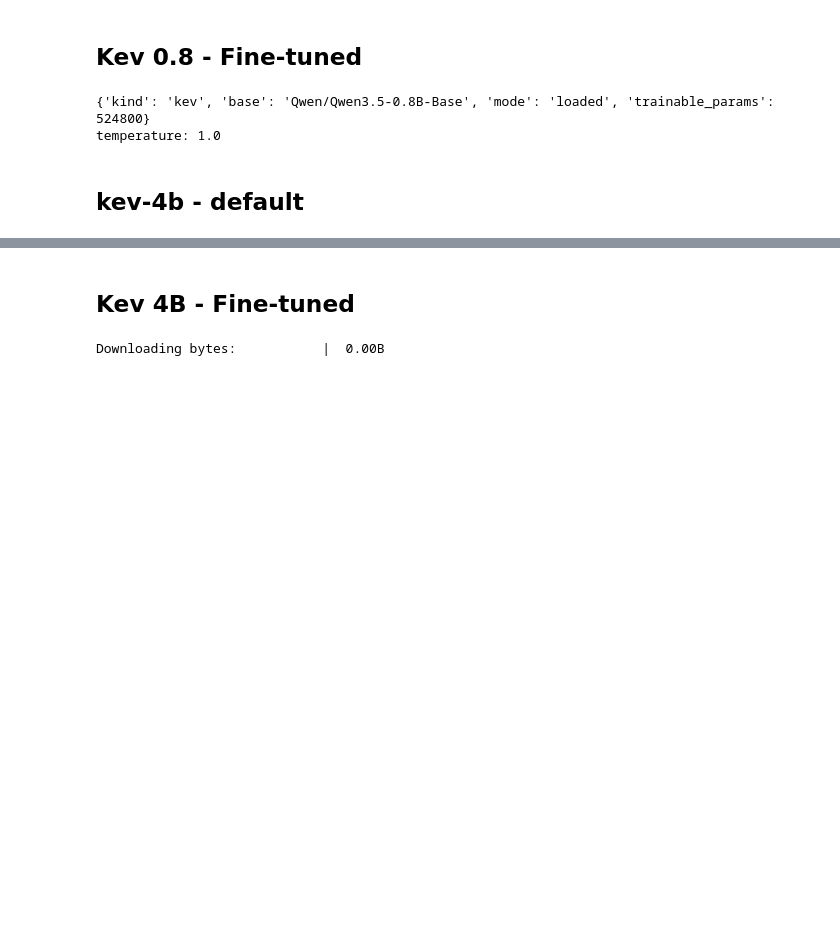
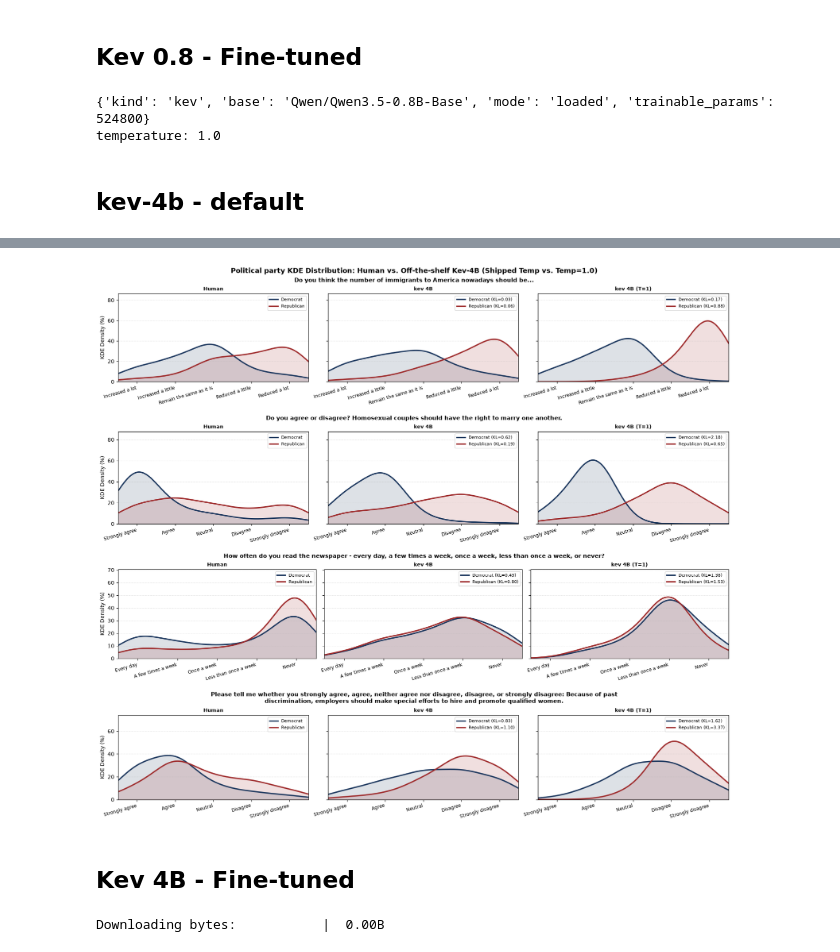
Before and after one commit to davoodwadi/decision-models-finetuning, a Jupyter notebook: code/data-exploration-subpop.ipynb, the cells around one changed output, grey strips where cells are left out. Cells and saved outputs as stored; diff of their text form; code cells hidden in the pictures; blank space fills up the shorter version.

```diff
--- a/code/data-exploration-subpop.ipynb
+++ b/code/data-exploration-subpop.ipynb
@@ -354,16 +316,16 @@ if "model" in globals():
     del model
 free_gpu()
 
-ft_ckpt = "runs/kev-0.8b-stage4-mix/best"
-model = KevPointerModel.load(ft_ckpt, device)
+ft_08b_ckpt = "runs/kev-0.8b-stage4-mix/best"
+model = KevPointerModel.load(ft_08b_ckpt, device)
 model.net.head.temperature = 1.0
 print(model.describe())
 print("temperature:", model.net.head.temperature)
 
-ft_preds = predict_probs(model, eval_records, show_progress=True)
+ft_08b_preds = predict_probs(model, eval_records, show_progress=True)
 n_lvls = len(attr_levels)
-ft_by_qid = {
-    qid: {lvl: ft_preds[i * n_lvls + j] for j, lvl in enumerate(attr_levels)}
+ft_08b_by_qid = {
+    qid: {lvl: ft_08b_preds[i * n_lvls + j] for j, lvl in enumerate(attr_levels)}
     for i, qid in enumerate(top4_qids)
 }
 # %% [output]
@@ -385,12 +347,13 @@ model.net.head.temperature = model.meta.temperature  # default Kev shipped tempe
 print(model.describe())
 model.net.head.temperature
 
-kev_preds = predict_probs(model, eval_records, show_progress=True)
+kev_4b_preds = predict_probs(model, eval_records, show_progress=True)
 n_lvls = len(attr_levels)
-kev_by_qid = {
-    qid: {lvl: kev_preds[i * n_lvls + j] for j, lvl in enumerate(attr_levels)}
+kev_4b_by_qid = {
+    qid: {lvl: kev_4b_preds[i * n_lvls + j] for j, lvl in enumerate(attr_levels)}
     for i, qid in enumerate(top4_qids)
 }
+model.net.head.temperature
 # %% [output]
 Downloading bytes:           |  0.00B
 Reconstructing (incomplete total...): |          |  0.00B /  0.00B
@@ -402,3 +366,78 @@ Reconstructing (incomplete total...): |          |  0.00B /  0.00B
+# %%
+import textwrap
+
+if model.meta.base != "Qwen/Qwen3.5-4B-Base" or model.meta.lora != 16:
+    raise RuntimeError(f"Expected off-the-shelf jaredpalmer/kev-4b (lora=16), got base={model.meta.base!r}, lora={model.meta.lora}")
+
+kev_4b_default_temp = float(model.meta.temperature)
+model.net.head.temperature = 1.0
+kev_4b_t1_preds = predict_probs(model, eval_records, show_progress=True)
+model.net.head.temperature = kev_4b_default_temp
+
+n_lvls = len(attr_levels)
+kev_4b_t1_by_qid = {
+    qid: {lvl: kev_4b_t1_preds[i * n_lvls + j] for j, lvl in enumerate(attr_levels)}
+    for i, qid in enumerate(top4_qids)
+}
+
+def discrete_kde_curve(probs, x_grid, bw=0.55):
+    centers = np.arange(len(probs), dtype=float)
+    kernels = np.exp(-0.5 * ((x_grid[:, None] - centers[None, :]) / bw) ** 2) / (bw * np.sqrt(2.0 * np.pi))
+    return (kernels @ probs) * 100.0
+
+temp_sources = [
+    ("Human", lambda qid, lvl: records_by_qid[qid][lvl]["human_dist"]),
+    ("kev 4B", lambda qid, lvl: kev_4b_by_qid[qid][lvl]),
+    ("kev 4B (T=1)", lambda qid, lvl: kev_4b_t1_by_qid[qid][lvl]),
+]
+
+fig = plt.figure(figsize=(16.5, 14.5), constrained_layout=True)
+subfigs = fig.subfigures(4, 1, hspace=0.05)
+
+for row_idx, (subfig, (_, row)) in enumerate(zip(subfigs, mixed_df[["qid", "question"]].head(4).iterrows())):
+    qid = row["qid"]
+    opts = records_by_qid[qid][attr_levels[0]]["option_texts"]
+    short_opts = [o.replace("Neither agree nor disagree", "Neutral").replace("Neither willing nor unwilling", "Neutral") for o in opts]
+    x = np.arange(len(opts), dtype=float)
+    x_grid = np.linspace(-0.6, len(opts) - 0.4, 300)
+    wrapped_q = textwrap.fill(f"{row['question']}", width=140)
+    subfig.suptitle(wrapped_q, fontsize=10.5, fontweight="bold")
+    axes_row = subfig.subplots(1, len(temp_sources), sharey=True)
+
+    for col_idx, (sample_name, get_dist) in enumerate(temp_sources):
+        ax = axes_row[col_idx]
+        top_y = 0.0
+
+        for i, lvl in enumerate(attr_levels):
+            dist = get_dist(qid, lvl)
+            kde_vals = discrete_kde_curve(dist, x_grid)
+            top_y = max(top_y, float(kde_vals.max()))
+
+            if sample_name == "Human":
+                lvl_label = f"{lvl}"
+            else:
+                h_dist = records_by_qid[qid][lvl]["human_dist"]
+                lvl_kl, _ = dist_kl_w1(h_dist, dist)
+                lvl_label = f"{lvl} (KL={lvl_kl:.2f})"
+
+            color = LANCET_PALETTE[i % len(LANCET_PALETTE)]
+            ax.fill_between(x_grid, kde_vals, color=color, alpha=0.15)
+            ax.plot(x_grid, kde_vals, color=color, linewidth=2.4, linestyle="-", label=lvl_label)
+
+        ax.set_ylim(0, max(ax.get_ylim()[1], top_y * 1.45))
+        ax.set_xlim(-0.5, len(opts) - 0.5)
+        ax.set_xticks(x)
+        ax.set_xticklabels(short_opts, rotation=16, ha="right", fontsize=8.5)
+        ax.set_title(sample_name, fontsize=9.5, fontweight="bold")
+        ax.grid(axis="y", linestyle=":", alpha=0.5)
+        ax.legend(frameon=True, fontsize=8, loc="upper right")
+        if col_idx == 0:
+            ax.set_ylabel("KDE Density (%)")
+
+fig.suptitle(f"{attr_label} KDE Distribution: Human vs. Off-the-shelf Kev-4B (Shipped Temp vs. Temp=1.0)", fontsize=13, fontweight="bold")
+plt.show()
+# %% [output]
+[figure, added]
 # %% [markdown]
 ## Kev 4B - Fine-tuned
 # %%
```
Also changed, not shown: parts of 17 cells of this notebook, 31 other files.
